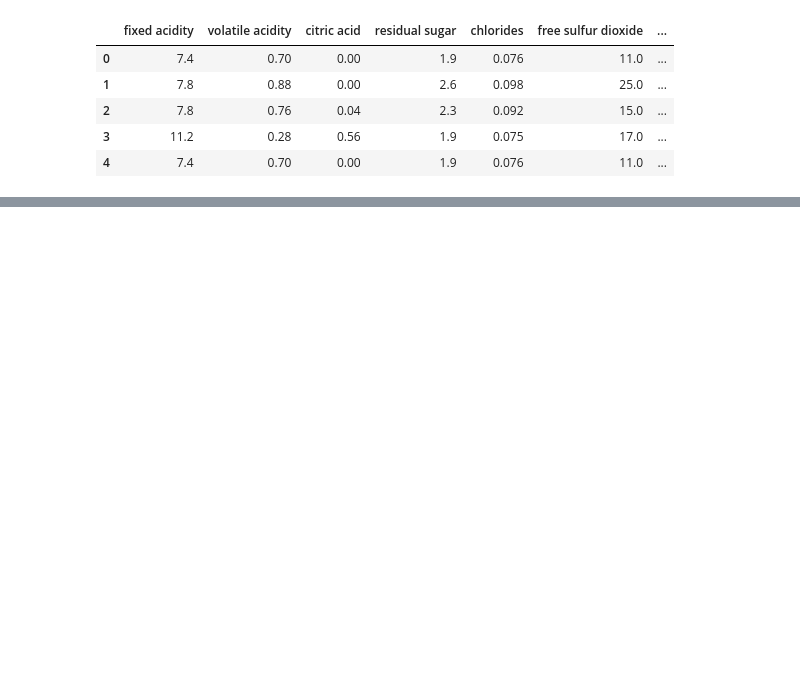
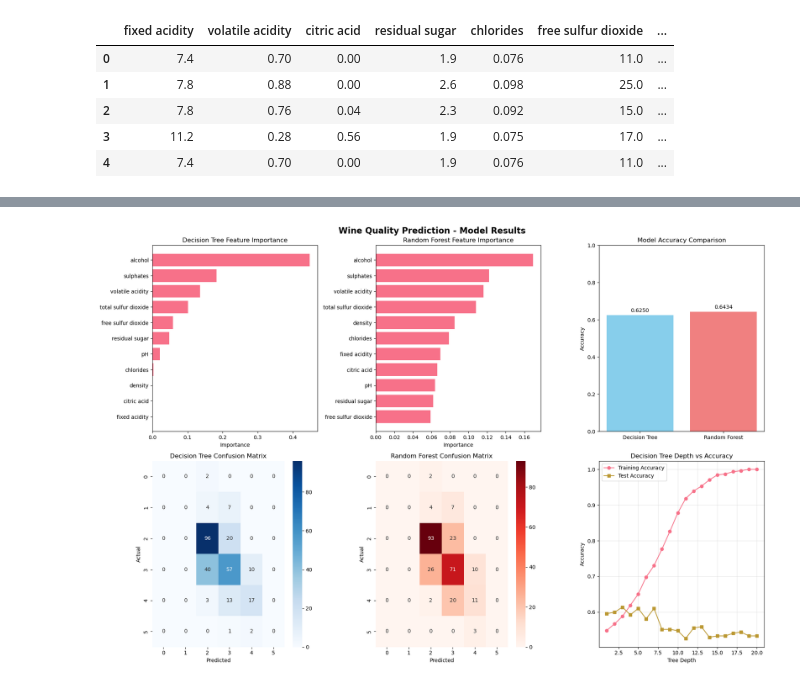
Before and after one commit to SherinDZerogithub/ML-Wine-Predicting-Model-CS1, a Jupyter notebook: wine_quality_predicting_model/notebooks/FC211008_SiyathEpa/classification-tree.ipynb, the cells around one changed output, grey strips where cells are left out. Drawn from its saved outputs; the diff is of its cells as text; code cells hidden in the pictures; blank space fills up the shorter version.

Commit message:
complete EDA and train the model and save as .pkl and .joblib

```diff
--- a/wine_quality_predicting_model/notebooks/FC211008_SiyathEpa/classification-tree.ipynb
+++ b/wine_quality_predicting_model/notebooks/FC211008_SiyathEpa/classification-tree.ipynb
@@ -44,0 +348,9 @@ Accuracy: 0.5368
+# %%
+# Decision Tree detailed evaluation
+print("DECISION TREE DETAILED RESULTS:")
+print("Classification Report:")
+print(classification_report(y_test, dt_test_pred))
+
+print("\nConfusion Matrix:")
+dt_cm = confusion_matrix(y_test, dt_test_pred)
+print(dt_cm)
@@ -44,0 +375,9 @@ Accuracy: 0.5368
+# %%
+# Random Forest detailed evaluation
+print("RANDOM FOREST DETAILED RESULTS:")
+print("Classification Report:")
+print(classification_report(y_test, rf_test_pred))
+
+print("\nConfusion Matrix:")
+rf_cm = confusion_matrix(y_test, rf_test_pred)
+print(rf_cm)
@@ -44,0 +429,73 @@ Accuracy: 0.5368
+# %%
+# Create comprehensive visualization
+fig, axes = plt.subplots(2, 3, figsize=(18, 12))
+fig.suptitle('Wine Quality Prediction - Model Results', fontsize=16, fontweight='bold')
+
+# 1. Feature importance comparison - Decision Tree
+dt_feature_importance_plot = dt_feature_importance.sort_values('importance', ascending=True)
+axes[0, 0].barh(dt_feature_importance_plot['feature'], dt_feature_importance_plot['importance'])
+axes[0, 0].set_title('Decision Tree Feature Importance')
+axes[0, 0].set_xlabel('Importance')
+
+# 2. Feature importance comparison - Random Forest
+rf_feature_importance_plot = rf_feature_importance.sort_values('importance', ascending=True)
+axes[0, 1].barh(rf_feature_importance_plot['feature'], rf_feature_importance_plot['importance'])
+axes[0, 1].set_title('Random Forest Feature Importance')
+axes[0, 1].set_xlabel('Importance')
+
+# 3. Accuracy comparison
+models = ['Decision Tree', 'Random Forest']
+accuracies = [dt_test_accuracy, rf_test_accuracy]
+bars = axes[0, 2].bar(models, accuracies, color=['skyblue', 'lightcoral'])
+axes[0, 2].set_title('Model Accuracy Comparison')
+axes[0, 2].set_ylabel('Accuracy')
+axes[0, 2].set_ylim(0, 1)
+
+# Add accuracy values on bars
+for bar, accuracy in zip(bars, accuracies):
+    height = bar.get_height()
+    axes[0, 2].text(bar.get_x() + bar.get_width()/2., height + 0.01,
+                   f'{accuracy:.4f}', ha='center', va='bottom')
+
+# 4. Confusion matrix - Decision Tree
+sns.heatmap(dt_cm, annot=True, fmt='d', cmap='Blues', ax=axes[1, 0])
+axes[1, 0].set_title('Decision Tree Confusion Matrix')
+axes[1, 0].set_xlabel('Predicted')
+axes[1, 0].set_ylabel('Actual')
+
+# 5. Confusion matrix - Random Forest
+sns.heatmap(rf_cm, annot=True, fmt='d', cmap='Reds', ax=axes[1, 1])
+axes[1, 1].set_title('Random Forest Confusion Matrix')
+axes[1, 1].set_xlabel('Predicted')
+axes[1, 1].set_ylabel('Actual')
+
+# 6. Tree depth analysis
+depths = range(1, 21)
+train_scores = []
+test_scores = []
+
+for depth in depths:
+    dt_temp = DecisionTreeClassifier(max_depth=depth, random_state=42)
+    dt_temp.fit(X_train, y_train)
+    train_scores.append(dt_temp.score(X_train, y_train))
+    test_scores.append(dt_temp.score(X_test, y_test))
+
+axes[1, 2].plot(depths, train_scores, label='Training Accuracy', marker='o')
+axes[1, 2].plot(depths, test_scores, label='Test Accuracy', marker='s')
+axes[1, 2].set_xlabel('Tree Depth')
+axes[1, 2].set_ylabel('Accuracy')
+axes[1, 2].set_title('Decision Tree Depth vs Accuracy')
+axes[1, 2].legend()
+axes[1, 2].grid(True, alpha=0.3)
+
+plt.tight_layout()
+plt.show()
+
+# Print final summary
+print(f"\n🎯 FINAL RESULTS SUMMARY:")
+print(f"   • Best Model: {best_model_name}")
+print(f"   • Best Accuracy: {best_accuracy:.4f}")
+print(f"   • Dataset Size: {df_clean.shape[0]} samples")
+print(f"   • Features Used: {len(feature_names)}")
+# %% [output]
+[figure, added]
```
Also changed, not shown: parts of 48 cells of this notebook, 2 other files.
